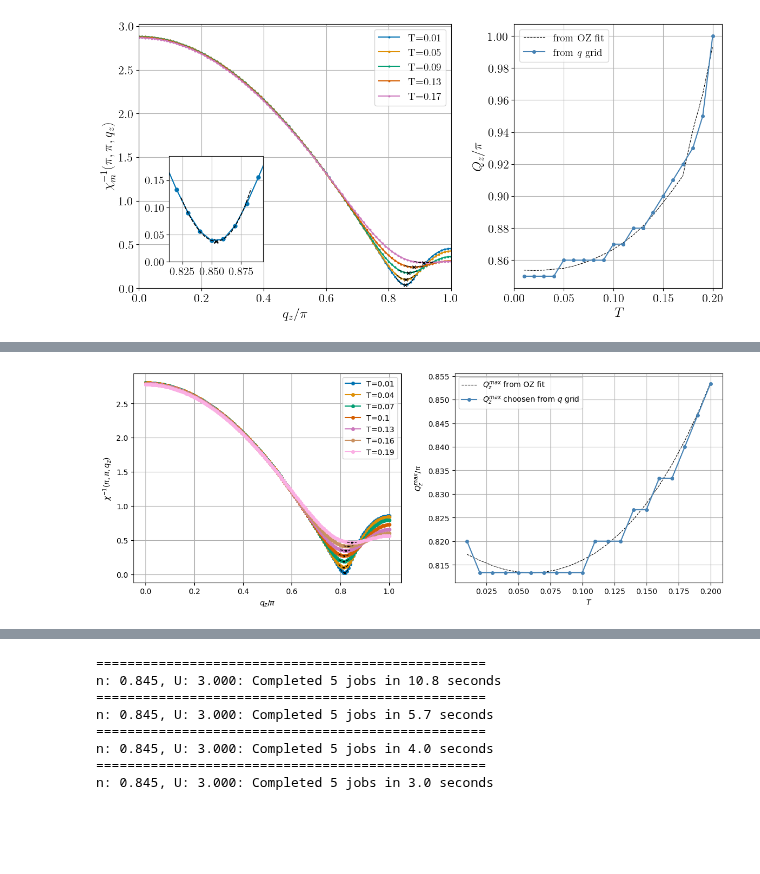
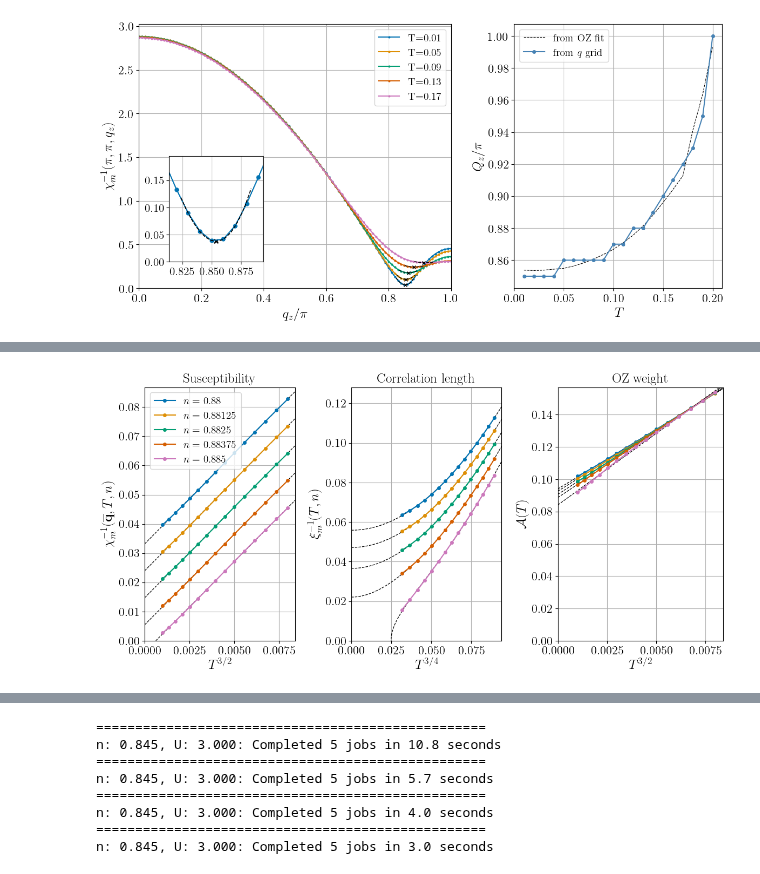
Before and after one commit to cctort/quantum_criticality, a Jupyter notebook: chi_rpa_disorder.ipynb, the cells around one changed output, grey strips where cells are left out. Saved outputs shown, nothing was run; the diff lists cells and outputs as text; code cells hidden in the pictures; blank space fills up the shorter version.

```diff
--- a/chi_rpa_disorder.ipynb
+++ b/chi_rpa_disorder.ipynb
@@ -349,3 +349,13 @@ Starting serial run at: 2026-06-18 11:28:29.901054
 10.977401707252865
 0.2895518694625267
 [figure]
+# %%
+U = 3
+Gamma = 0.05
+
+data = {}
+with HDFArchive(f"data/scaling/G{Gamma:.5g}U{U:.5g}.h5", "r") as ar:
+    data = {k: ar[k] for k in ar}
+
+plot_scaling(data, x_exp=(1.5, 0.75, 1.5), fit=True, right='OZ')
+plt.show()
@@ -352,52 +364,11 @@ Starting serial run at: 2026-06-18 11:28:29.901054
 # %%
-n = 0.847
-T_list = np.linspace(0.01, 0.2, 20)
 U = 3
+Gamma = 0.1
 
-nk = 300
-lat = LATTICE()
-initialize_bz(lat, nk, refine=False, ibz=True)
+data = {}
+with HDFArchive(f"data/scaling/G{Gamma:.5g}U{U:.5g}.h5", "r") as ar:
+    data = {k: ar[k] for k in ar}
 
-inputs = [{'lat': lat, 'niw': 256, 'S_val': -1j*0.05, 'get_xi': True, 'xi_range': [0,0,2e-2],'verbose': False, 'save_invchigrid': True, 'par': {'U': U, 'n': n, 'T': T}} for T in T_list]
-
-results_list = run_parallel(run_rpa, inputs, workers=5)
-
-fig = plt.figure(figsize=(14, 5))
-ax = [fig.add_subplot(1,2,1),
-    fig.add_subplot(1,2,2)]
-
-ax[0].set_xlabel('$q_z/\pi$')
-ax[0].set_ylabel(r'$\chi^{-1}(\pi,\pi,q_z)$')
-
-ax[1].set_xlabel('$T$')
-ax[1].set_ylabel('$Q^{max}_z/\pi$')
-
-q_path = ([1,1,0],[1,1,1])
-q_grid, path_mesh = get_grid_from_path(q_path, lat.k_vecs)
-qz_grid = q_grid[:,-1]
-Qz = []
-Qz_ref = []
-Qz_fit = []
-for i, data in enumerate(results_list):
-
-    invchi_grid_path = data['invchi_grid'][path_mesh]
-    Qz.append(qz_grid[np.argmin(invchi_grid_path)])
-    Qz_fit.append(data['Q'][-1])
-    plot_every = 3
-    if i%plot_every == 0:
-        ax[0].plot(qz_grid, invchi_grid_path, 'o-', markersize=2, label=f'T={T_list[i]:.4g}', color=color_list[i//plot_every])
-
-        qz_grid_fitted = np.linspace(Qz[-1]-data['xi_range'][-1], Qz[-1]+data['xi_range'][-1], data['xi_pts'])
-        OZ_curve = [1/OZ(qz, *data['OZ_fit']) for qz in qz_grid_fitted]
-        ax[0].plot(qz_grid_fitted, OZ_curve, '--', color='black', linewidth=1)
-        ax[0].plot(Qz_fit[-1], data['invchi'], 'x', markersize=4, color='black')
-
-ax[1].plot(T_list, Qz_fit, '--', color='black', linewidth=0.8, label='$Q_z^{max}$ from OZ fit')
-ax[1].plot(T_list, Qz, 'o-', markersize=4, color='steelblue', label='$Q_z^{max}$ choosen from $q$ grid')
-
-for a in ax:
-    a.grid()
-    a.legend()
-
+plot_scaling(data, x_exp=(1.5, 0.75, 1.5), fit=True, right='OZ')
 plt.show()
 # %% [output]
@@ -414,4 +375,4 @@ Starting serial run at: 2026-06-08 02:28:23.625713
-[figure, old version]
+[figure, new version]
 # %%
 U = 3
 n = 0.847
```
Also changed, not shown: parts of 4 cells of this notebook, 6 other files.
